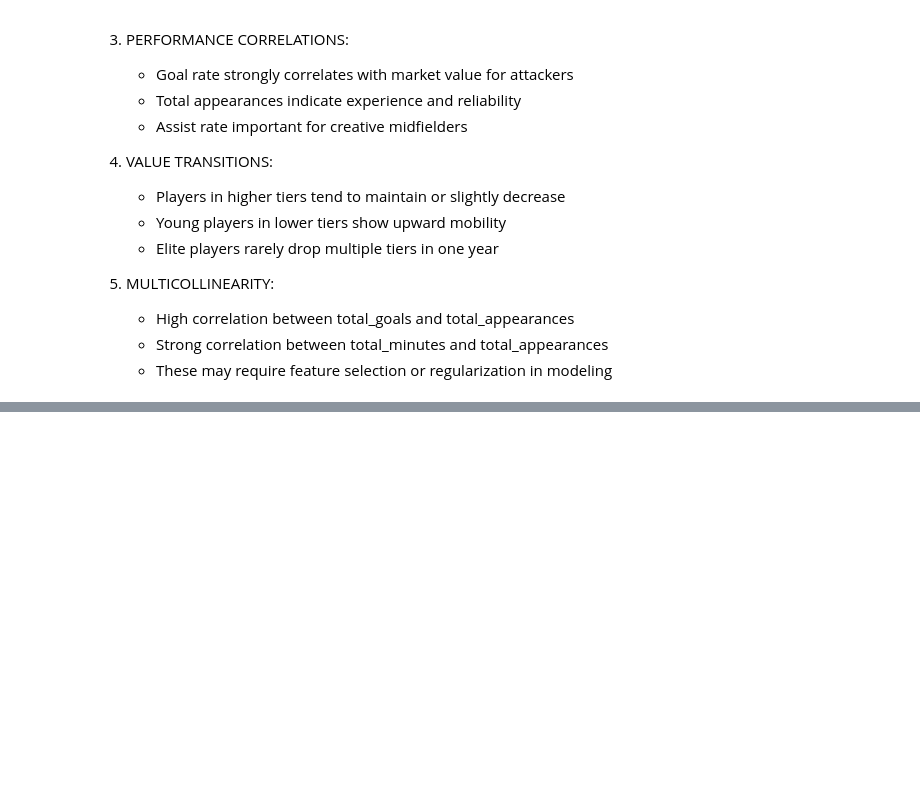
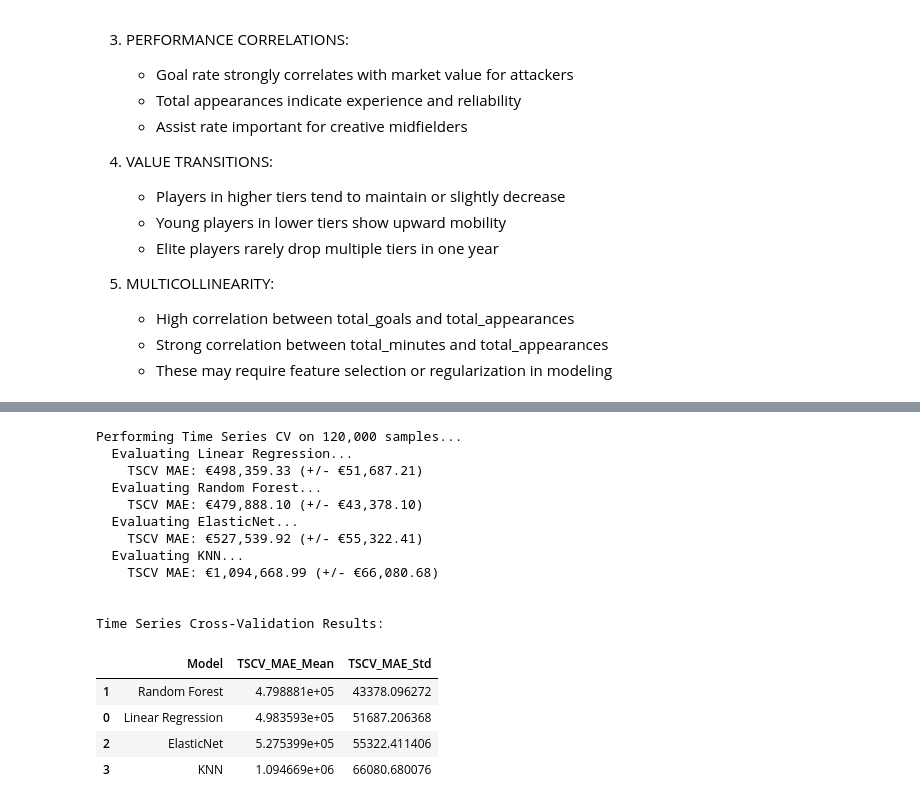
Before and after one commit to ChristianVaikona/comp352-final-project, a Jupyter notebook: Footballer_Market_Evaluation.ipynb, the cells around one changed output, grey strips where cells are left out. Cells and saved outputs as stored; diff of their text form; code cells hidden in the pictures; blank space fills up the shorter version.

```diff
--- a/Footballer_Market_Evaluation.ipynb
+++ b/Footballer_Market_Evaluation.ipynb
@@ -1832,0 +1891,60 @@ plt.show()
+# %%
+# Time Series Cross-Validation
+
+# Time series cross-validation
+tscv = TimeSeriesSplit(n_splits=5)
+
+# Sample for computational efficiency
+sample_size = min(120000, len(X_train))
+X_cv = X_train.iloc[:sample_size]
+y_cv = y_train.iloc[:sample_size]
+
+print(f"\nPerforming Time Series CV on {sample_size:,} samples...")
+
+tscv_results = []
+
+for name, model in models:
+    print(f"  Evaluating {name}...")
+
+    # Time series cross-validation with MAE
+    cv_scores = cross_val_score(
+        model, X_cv, y_cv,
+        cv=tscv,
+        scoring="neg_mean_absolute_error",
+        n_jobs=-1
+    )
+
+    mean_mae = -cv_scores.mean()
+    std_mae = cv_scores.std()
+
+    tscv_results.append({
+        "Model": name,
+        "TSCV_MAE_Mean": mean_mae,
+        "TSCV_MAE_Std": std_mae
+    })
+
+    print(f"    TSCV MAE: €{mean_mae:,.2f} (+/- €{std_mae:,.2f})")
+
+tscv_df = pd.DataFrame(tscv_results).sort_values("TSCV_MAE_Mean")
+
+print("\n")
+print("Time Series Cross-Validation Results:")
+display(tscv_df)
+# %% [output]
+Performing Time Series CV on 120,000 samples...
+  Evaluating Linear Regression...
+    TSCV MAE: €498,359.33 (+/- €51,687.21)
+  Evaluating Random Forest...
+    TSCV MAE: €479,888.10 (+/- €43,378.10)
+  Evaluating ElasticNet...
+    TSCV MAE: €527,539.92 (+/- €55,322.41)
+  Evaluating KNN...
+    TSCV MAE: €1,094,668.99 (+/- €66,080.68)
+
+
+Time Series Cross-Validation Results:
+|  | Model | TSCV_MAE_Mean | TSCV_MAE_Std |
+| 1 | Random Forest | 4.798881e+05 | 43378.096272 |
+| 0 | Linear Regression | 4.983593e+05 | 51687.206368 |
+| 2 | ElasticNet | 5.275399e+05 | 55322.411406 |
+| 3 | KNN | 1.094669e+06 | 66080.680076 |
```
Also changed, not shown: parts of 25 cells of this notebook.
